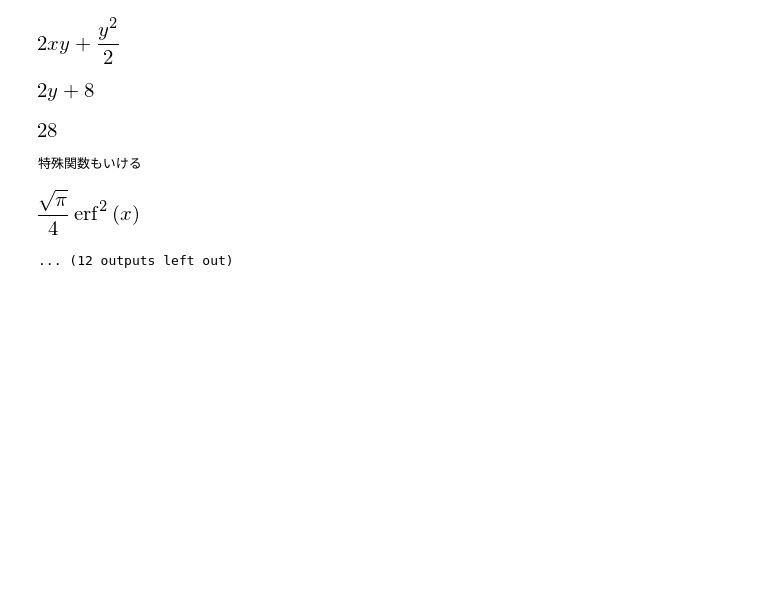
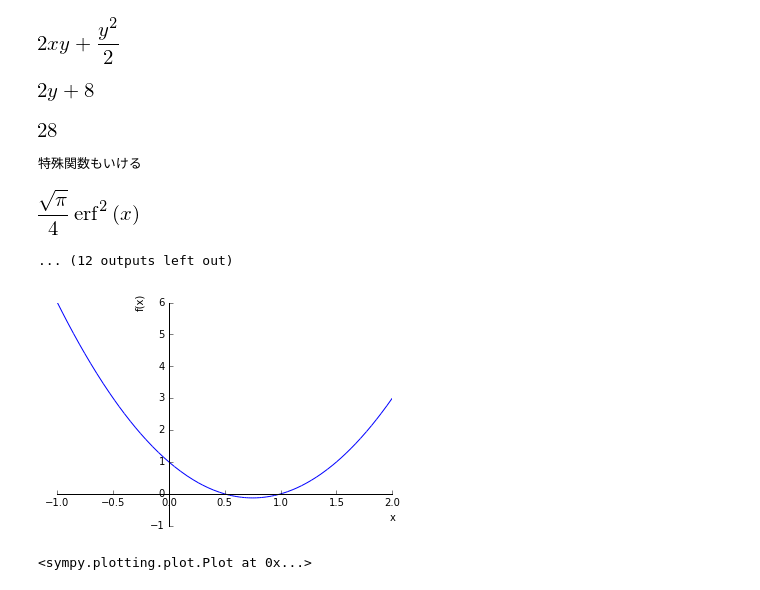
Before and after one commit to phasetr/mathcodes, a Jupyter notebook: jupiter/sympy_00_simple_samples.ipynb, the cells around one changed output. Cells and saved outputs as stored; diff of their text form; code cells hidden in the pictures; blank space fills up the shorter version.

```diff
--- a/jupiter/sympy_00_simple_samples.ipynb
+++ b/jupiter/sympy_00_simple_samples.ipynb
@@ -392,3 +392,21 @@ integrate(6*x**5, x)
 特殊関数もいける
 [figure]
 ... (12 outputs left out)
+# %%
+%matplotlib inline
+from sympy import init_printing
+from sympy.plotting import plot
+from sympy.core import Function
+from sympy import symbols
+
+f = symbols('f', cls=Function)
+x = symbols('x')
+
+f = 2 * x ** 2 - 3 * x + 1
+
+# 関数の定義
+# xが[-1, 2]の範囲を図示する
+plot(f, (x, -1, 2))
+# %% [output]
+[figure, added]
+<sympy.plotting.plot.Plot at 0x...>
```
Also changed, not shown: parts of 1 cell of this notebook, 6 other files.
